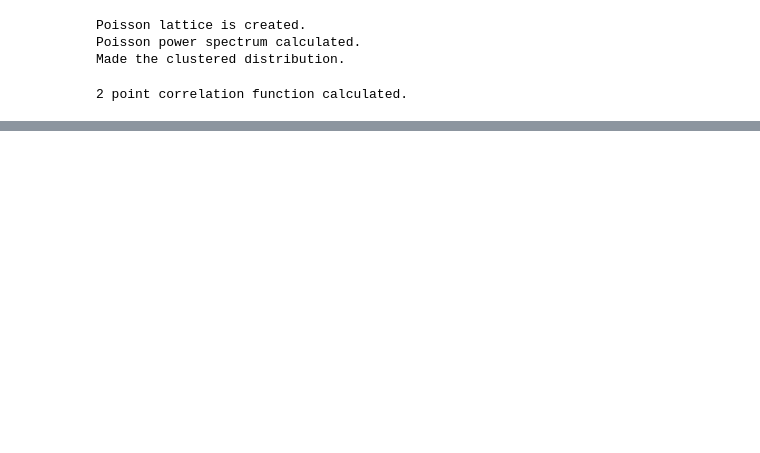
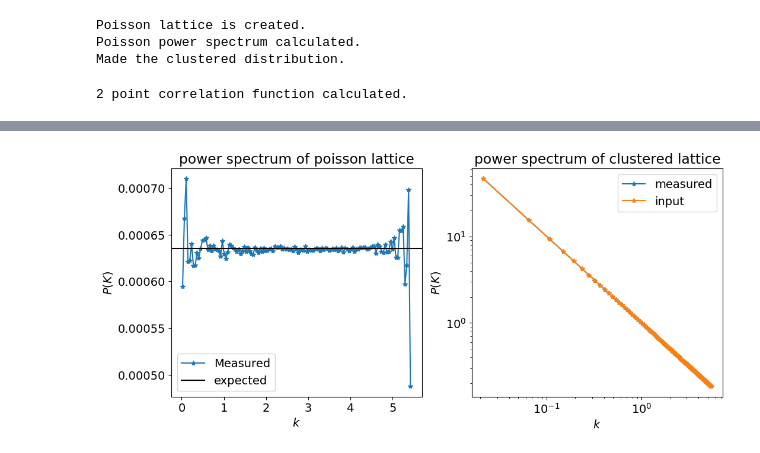
Before and after one commit to VibinRam/DP2, a Jupyter notebook: Codes/Clustering_simulation/IncompEff2.ipynb, the cells around one changed output, grey strips where cells are left out. Drawn from its saved outputs; the diff is of its cells as text; code cells hidden in the pictures; blank space fills up the shorter version.

```diff
--- a/Codes/Clustering_simulation/IncompEff2.ipynb
+++ b/Codes/Clustering_simulation/IncompEff2.ipynb
@@ -356,0 +394,20 @@ sample_clust.dx
+# %%
+fig, (ax1, ax2) = plt.subplots(1, 2, figsize=(12,5))
+ax1.plot(sample_clust.k_intervals_mid, sample_clust.powerspec_pois, '-*', label="Measured")
+ax1.set_ylabel(r'$P(K)$')
+ax1.set_xlabel(r'$k$')
+ax1.set_title('power spectrum of poisson lattice')
+ax1.axhline((1/sample_clust.n_bar) * (sample_clust.dx / np.sqrt(2 * np.pi))**3, color ='k', label="expected")
+
+ax2.plot(sample_clust.k_intervals_mid, sample_clust.calc_powerspec_clust(sample_clust.k_intervals), '-*', label="measured")
+ax2.plot(sample_clust.k_intervals_mid, sample_clust.const_of_pk*np.power(sample_clust.k_intervals_mid, -sample_clust.delta_of_pk), '-*', label="input")
+# ax2.plot(sample_clust.k_intervals_mid, sample_clust.powerspec_clust, '-*', label="input")
+ax2.set_ylabel(r'$P(K)$')
+ax2.set_xlabel(r'$k$')
+ax2.set_title('power spectrum of clustered lattice')
+ax1.legend()
+ax2.legend()
+ax2.set_yscale('log')
+ax2.set_xscale('log')
+# %% [output]
+[figure, added]
```
Also changed, not shown: parts of 14 cells of this notebook, 1 other file.
